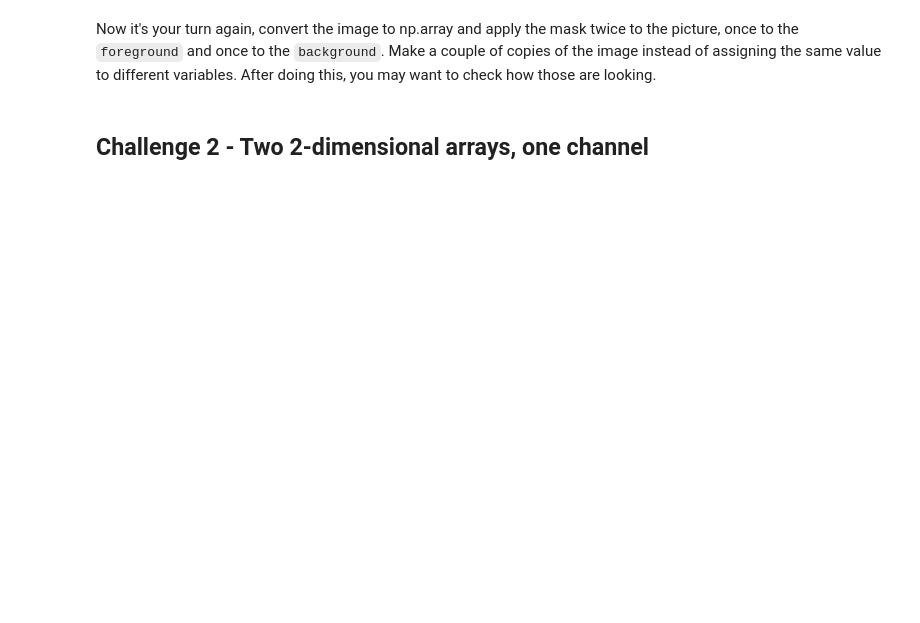
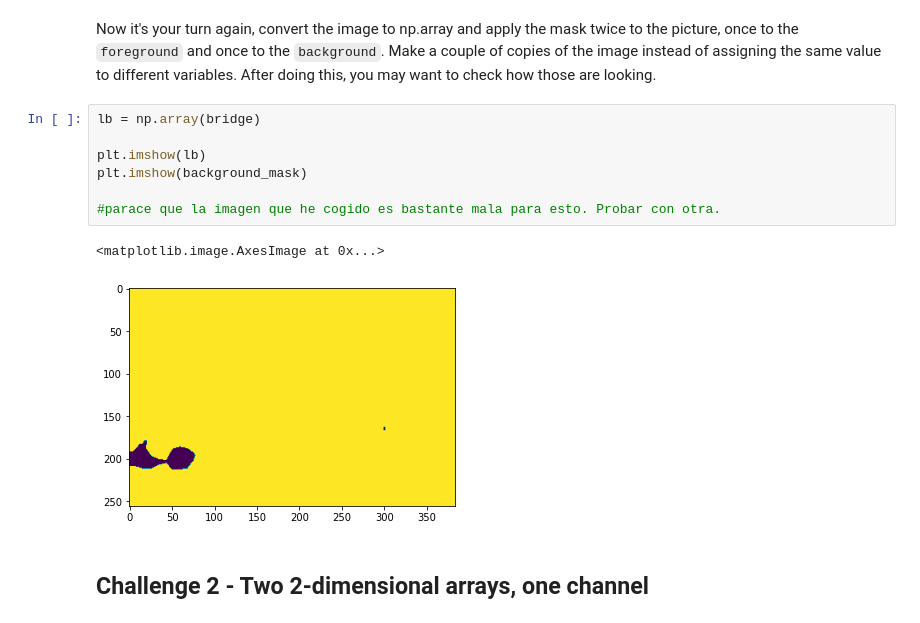
Before and after one commit to CarlosSanzDGP/lab-image-segmentation, a Jupyter notebook: main.ipynb, the cells around one changed output. Cells and saved outputs as stored; diff of their text form; blank space fills up the shorter version.

Commit message:
Para rehacer

```diff
--- a/main.ipynb
+++ b/main.ipynb
@@ -80,5 +86,15 @@ foreground_mask = np.any(mask != [0, 0, 0], axis=-1)
 # %% [markdown]
 Now it's your turn again, convert the image to np.array and apply the mask twice to the picture, once to the `foreground` and once to the `background`. Make a couple of copies of the image instead of assigning the same value to different variables. After doing this, you may want to check how those are looking.
+# %%
+lb = np.array(bridge)
+
+plt.imshow(lb)
+plt.imshow(background_mask)
+
+#parace que la imagen que he cogido es bastante mala para esto. Probar con otra.
+# %% [output]
+<matplotlib.image.AxesImage at 0x...>
+[figure, added]
 # %% [markdown]
 ## Challenge 2 - Two 2-dimensional arrays, one channel
 # %% [markdown]
```
Also changed, not shown: parts of 16 cells of this notebook.
